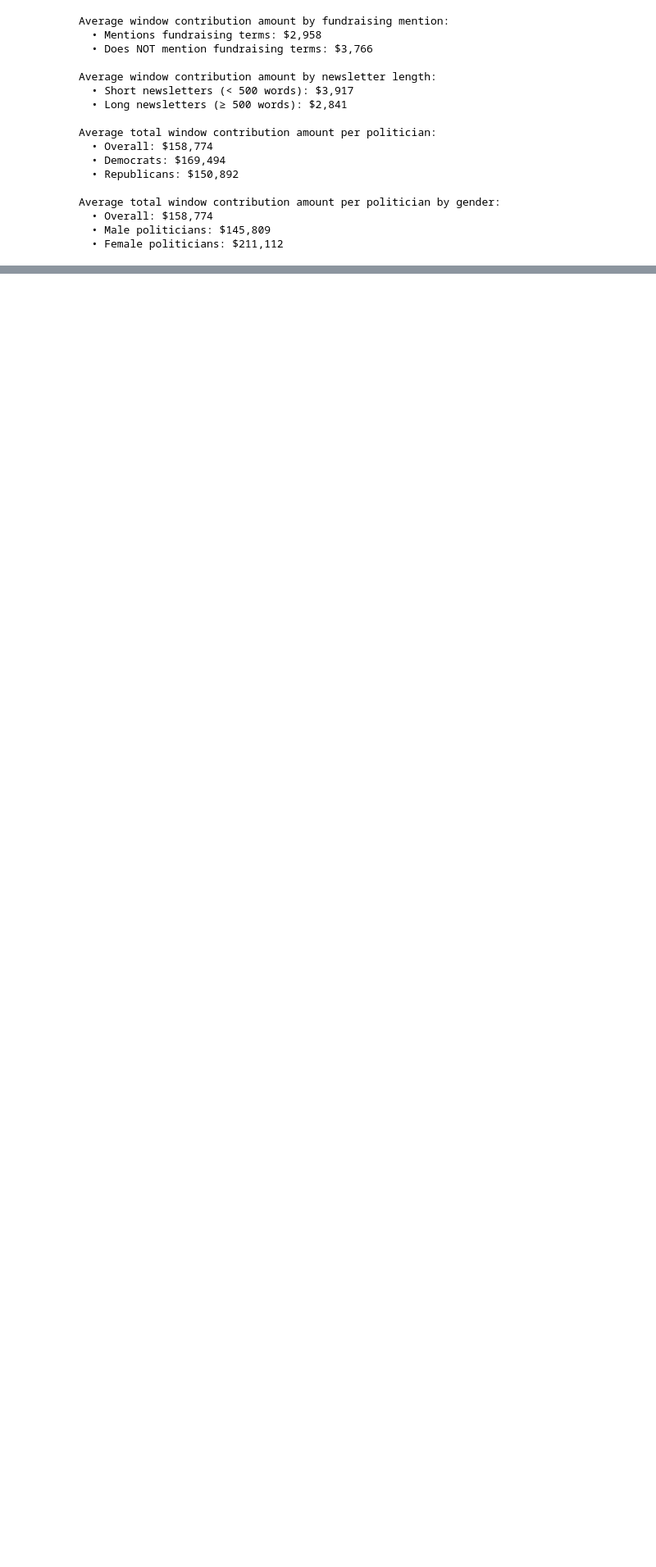
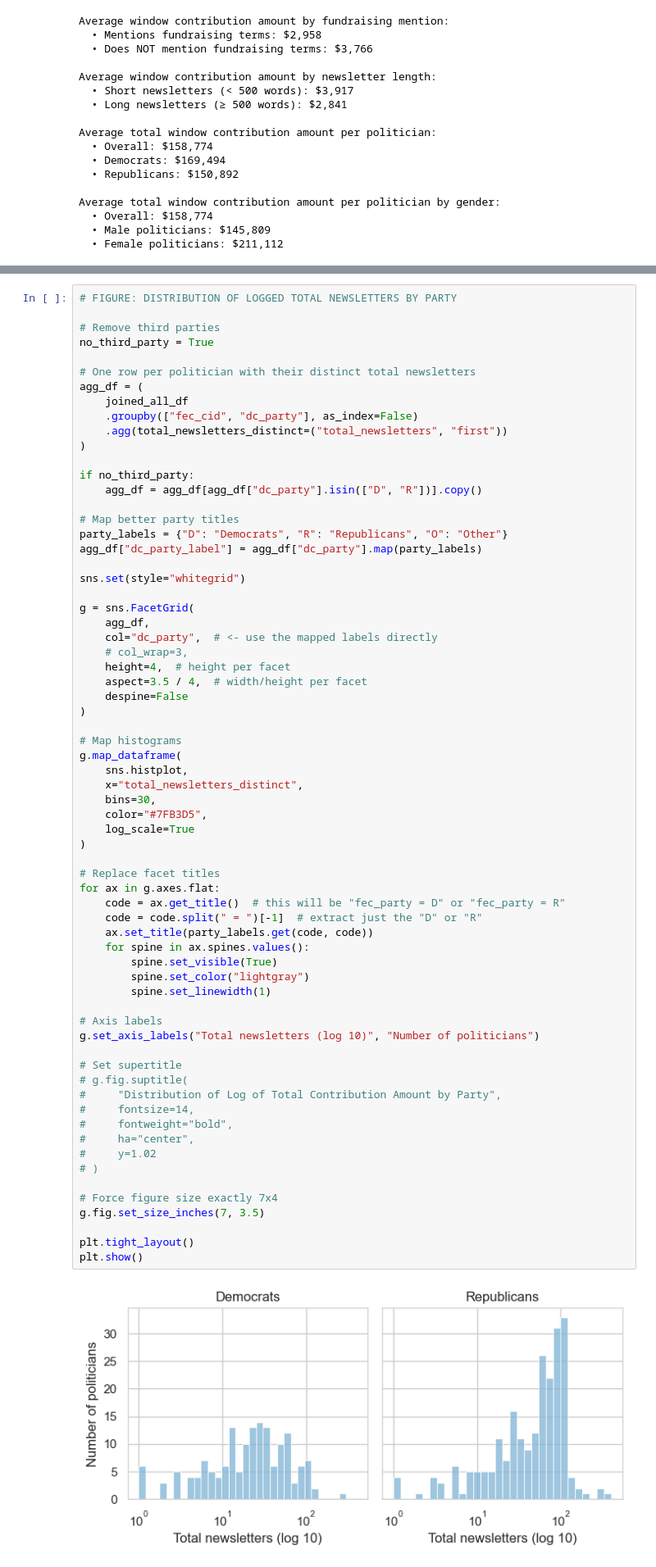
Before and after one commit to marobinette/cfd-project-ds1, a Jupyter notebook: notebooks/Matched_Politicians_EDA.ipynb, the cells around one changed output, grey strips where cells are left out. Shown at 82% size. Cells and saved outputs as stored; diff of their text form; blank space fills up the shorter version.

```diff
--- a/notebooks/Matched_Politicians_EDA.ipynb
+++ b/notebooks/Matched_Politicians_EDA.ipynb
@@ -869,0 +626,69 @@ plt.show()
+# %%
+# FIGURE: DISTRIBUTION OF LOGGED TOTAL NEWSLETTERS BY PARTY
+
+# Remove third parties
+no_third_party = True
+
+# One row per politician with their distinct total newsletters
+agg_df = (
+    joined_all_df
+    .groupby(["fec_cid", "dc_party"], as_index=False)
+    .agg(total_newsletters_distinct=("total_newsletters", "first"))
+)
+
+if no_third_party:
+    agg_df = agg_df[agg_df["dc_party"].isin(["D", "R"])].copy()
+
+# Map better party titles
+party_labels = {"D": "Democrats", "R": "Republicans", "O": "Other"}
+agg_df["dc_party_label"] = agg_df["dc_party"].map(party_labels)
+
+sns.set(style="whitegrid")
+
+g = sns.FacetGrid(
+    agg_df,
+    col="dc_party",  # <- use the mapped labels directly
+    # col_wrap=3,
+    height=4,  # height per facet
+    aspect=3.5 / 4,  # width/height per facet
+    despine=False
+)
+
+# Map histograms
+g.map_dataframe(
+    sns.histplot,
+    x="total_newsletters_distinct",
+    bins=30,
+    color="#7FB3D5",
+    log_scale=True
+)
+
+# Replace facet titles
+for ax in g.axes.flat:
+    code = ax.get_title()  # this will be "fec_party = D" or "fec_party = R"
+    code = code.split(" = ")[-1]  # extract just the "D" or "R"
+    ax.set_title(party_labels.get(code, code))
+    for spine in ax.spines.values():
+        spine.set_visible(True)
+        spine.set_color("lightgray")
+        spine.set_linewidth(1)
+
+# Axis labels
+g.set_axis_labels("Total newsletters (log 10)", "Number of politicians")
+
+# Set supertitle
+# g.fig.suptitle(
+#     "Distribution of Log of Total Contribution Amount by Party",
+#     fontsize=14,
+#     fontweight="bold",
+#     ha="center",
+#     y=1.02
+# )
+
+# Force figure size exactly 7x4
+g.fig.set_size_inches(7, 3.5)
+
+plt.tight_layout()
+plt.show()
+# %% [output]
+[figure, added]
```
Also changed, not shown: parts of 14 cells of this notebook.
